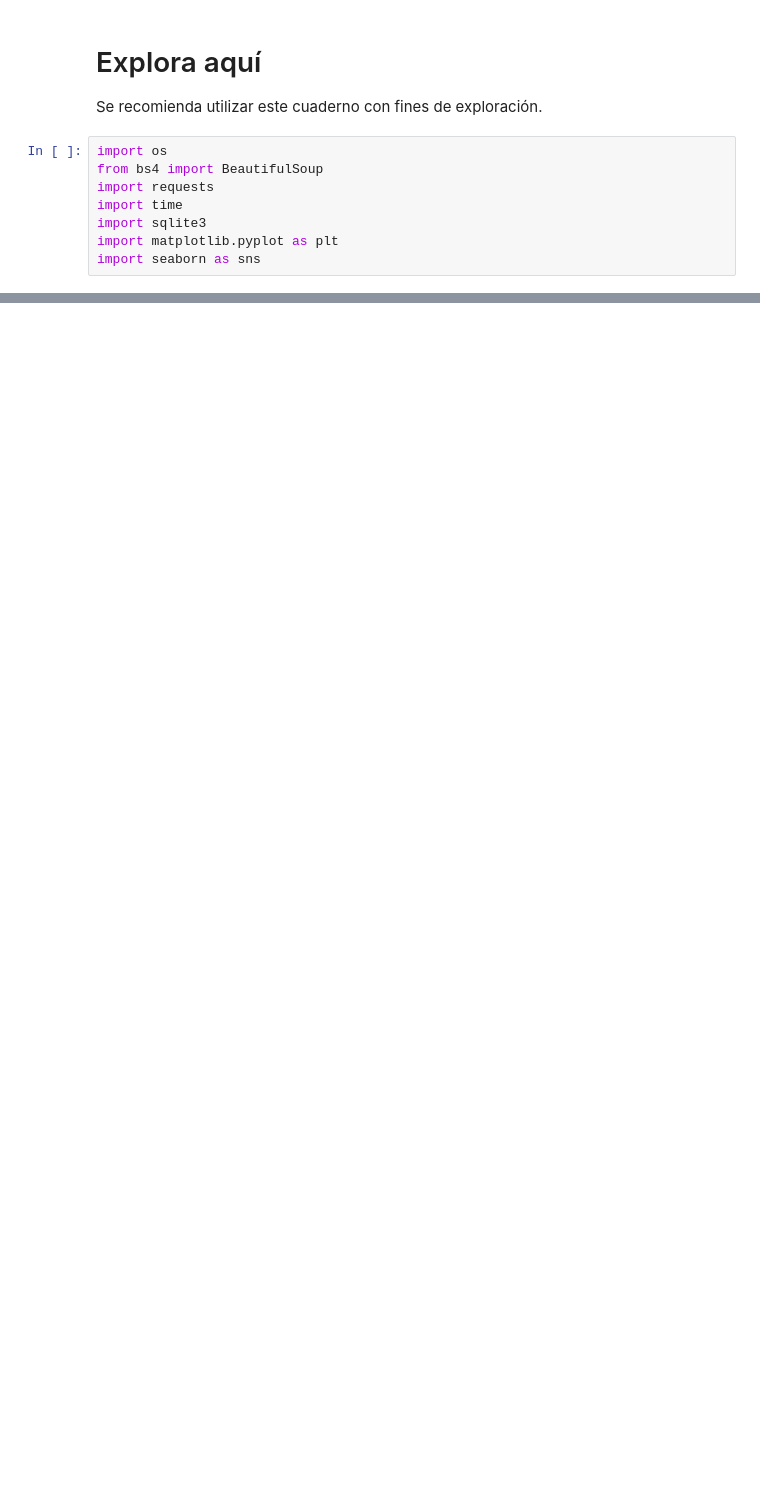
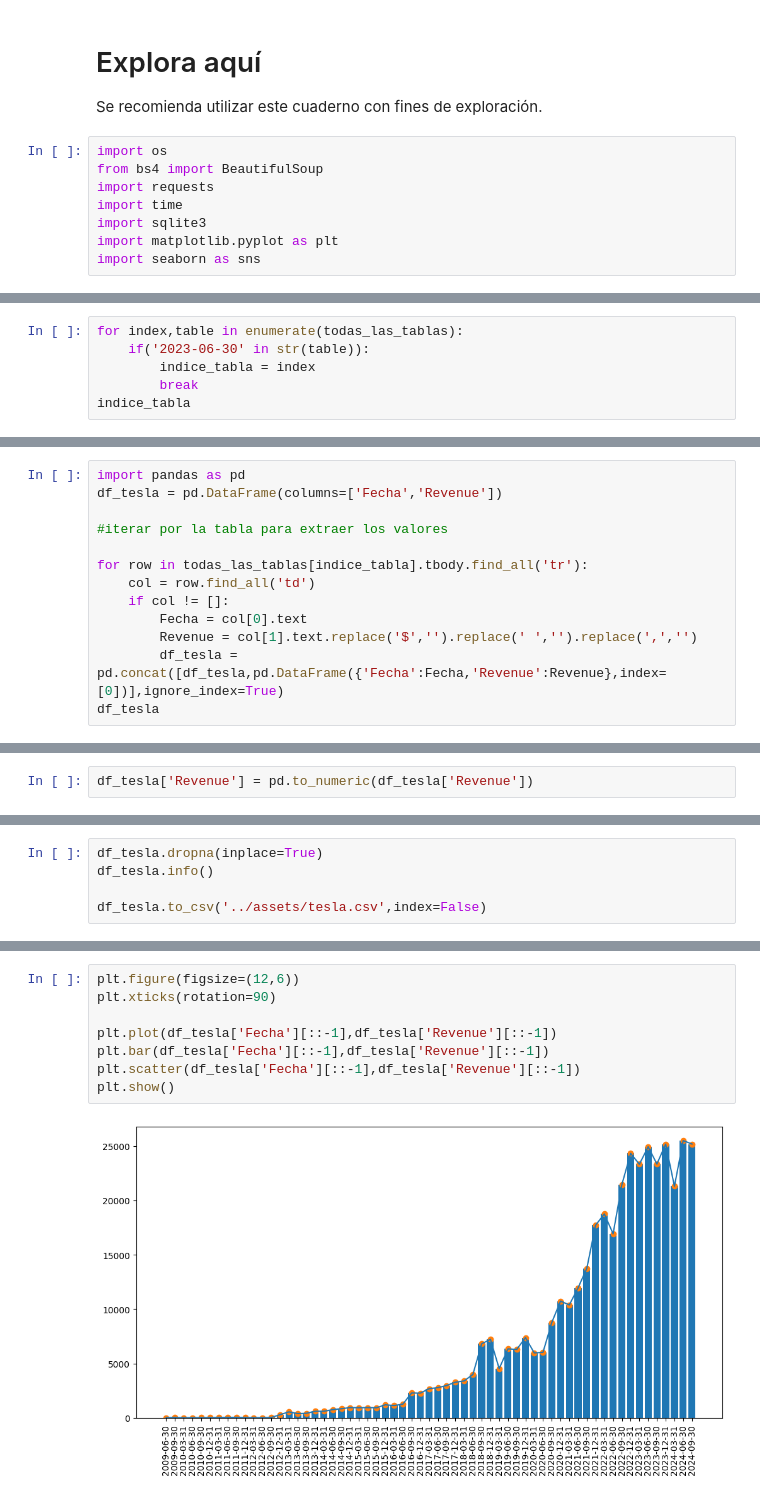
Before and after one commit to sopasoup/Web-scrapping-revenue-TESLA, a Jupyter notebook: src/explore.es.ipynb, the cells around one changed output, grey strips where cells are left out. Cells and saved outputs as stored; diff of their text form; blank space fills up the shorter version.

```diff
--- a/src/explore.es.ipynb
+++ b/src/explore.es.ipynb
@@ -25,0 +72,6 @@ html_content
+# %%
+for index,table in enumerate(todas_las_tablas):
+    if('2023-06-30' in str(table)):
+        indice_tabla = index
+        break
+indice_tabla
@@ -25,0 +100,13 @@ html_content
+# %%
+import pandas as pd
+df_tesla = pd.DataFrame(columns=['Fecha','Revenue'])
+
+#iterar por la tabla para extraer los valores
+
+for row in todas_las_tablas[indice_tabla].tbody.find_all('tr'):
+    col = row.find_all('td')
+    if col != []:
+        Fecha = col[0].text
+        Revenue = col[1].text.replace('$','').replace(' ','').replace(',','')
+        df_tesla = pd.concat([df_tesla,pd.DataFrame({'Fecha':Fecha,'Revenue':Revenue},index=[0])],ignore_index=True)
+df_tesla
@@ -25,0 +139,2 @@ html_content
+# %%
+df_tesla['Revenue'] = pd.to_numeric(df_tesla['Revenue'])
@@ -25,0 +169,5 @@ html_content
+# %%
+df_tesla.dropna(inplace=True)
+df_tesla.info()
+
+df_tesla.to_csv('../assets/tesla.csv',index=False)
@@ -25,0 +269,10 @@ html_content
+# %%
+plt.figure(figsize=(12,6))
+plt.xticks(rotation=90)
+
+plt.plot(df_tesla['Fecha'][::-1],df_tesla['Revenue'][::-1])
+plt.bar(df_tesla['Fecha'][::-1],df_tesla['Revenue'][::-1])
+plt.scatter(df_tesla['Fecha'][::-1],df_tesla['Revenue'][::-1])
+plt.show()
+# %% [output]
+[figure, added]
```
Also changed, not shown: parts of 18 cells of this notebook, 2 other files.
